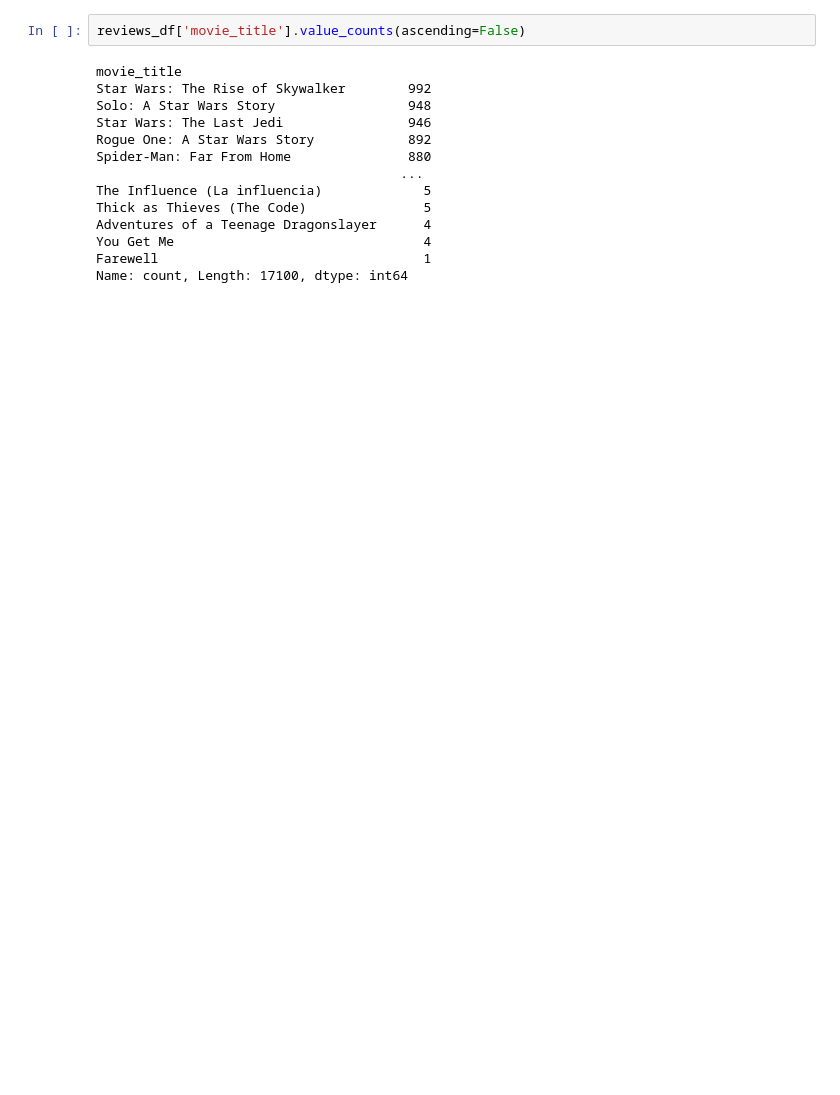
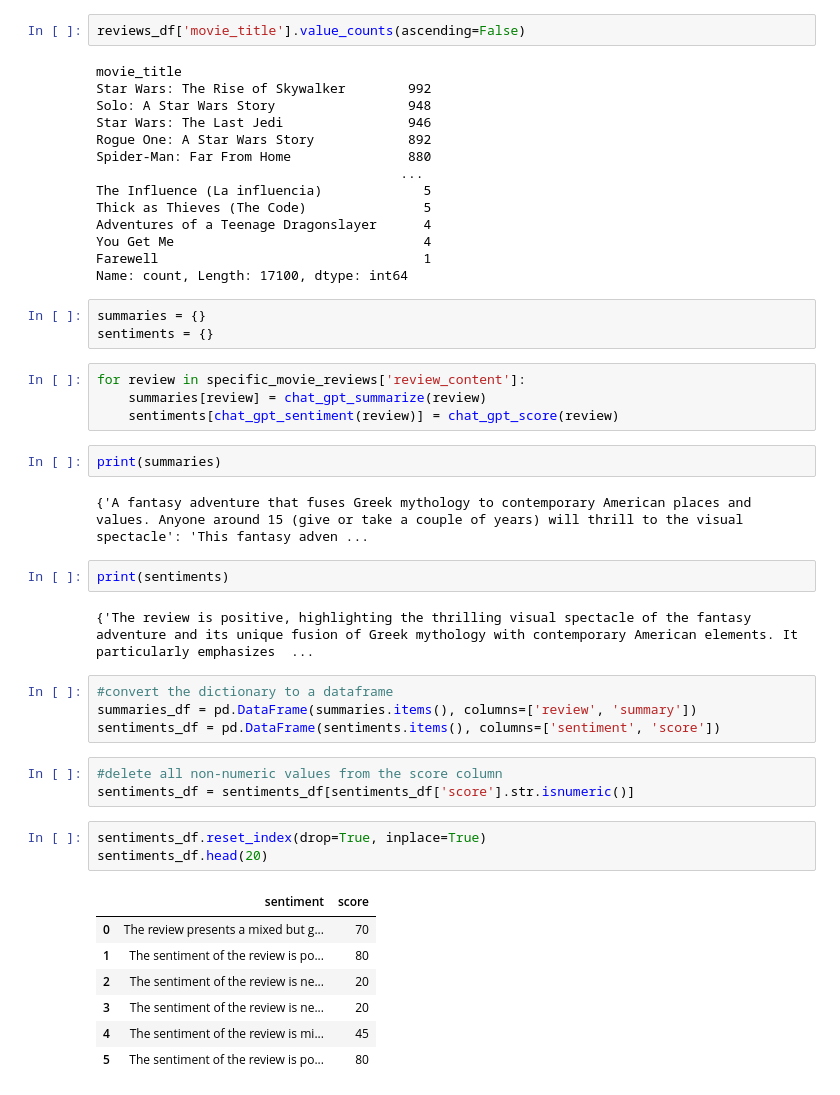
Before and after one commit to sir-hobbyjog/Review_analysis, a Jupyter notebook: openai-v2.ipynb, the cells around one changed output. Saved outputs shown, nothing was run; the diff lists cells and outputs as text; blank space fills up the shorter version.

```diff
--- a/openai-v2.ipynb
+++ b/openai-v2.ipynb
@@ -75,3 +73,36 @@ Adventures of a Teenage Dragonslayer      4
 You Get Me                                4
 Farewell                                  1
 Name: count, Length: 17100, dtype: int64
+# %%
+summaries = {}
+sentiments = {}
+# %%
+for review in specific_movie_reviews['review_content']:
+    summaries[review] = chat_gpt_summarize(review)
+    sentiments[chat_gpt_sentiment(review)] = chat_gpt_score(review)
+# %%
+print(summaries)
+# %% [output]
+{'A fantasy adventure that fuses Greek mythology to contemporary American places and values. Anyone around 15 (give or take a couple of years) will thrill to the visual spectacle': 'This fantasy adven ...
+# %%
+print(sentiments)
+# %% [output]
+{'The review is positive, highlighting the thrilling visual spectacle of the fantasy adventure and its unique fusion of Greek mythology with contemporary American elements. It particularly emphasizes  ...
+# %%
+#convert the dictionary to a dataframe
+summaries_df = pd.DataFrame(summaries.items(), columns=['review', 'summary'])
+sentiments_df = pd.DataFrame(sentiments.items(), columns=['sentiment', 'score'])
+# %%
+#delete all non-numeric values from the score column
+sentiments_df = sentiments_df[sentiments_df['score'].str.isnumeric()]
+# %%
+sentiments_df.reset_index(drop=True, inplace=True)
+sentiments_df.head(20)
+# %% [output]
+|  | sentiment | score |
+| 0 | The review presents a mixed but g... | 70 |
+| 1 | The sentiment of the review is po... | 80 |
+| 2 | The sentiment of the review is ne... | 20 |
+| 3 | The sentiment of the review is ne... | 20 |
+| 4 | The sentiment of the review is mi... | 45 |
+| 5 | The sentiment of the review is po... | 80 |
```
Also changed, not shown: parts of 5 cells of this notebook.
